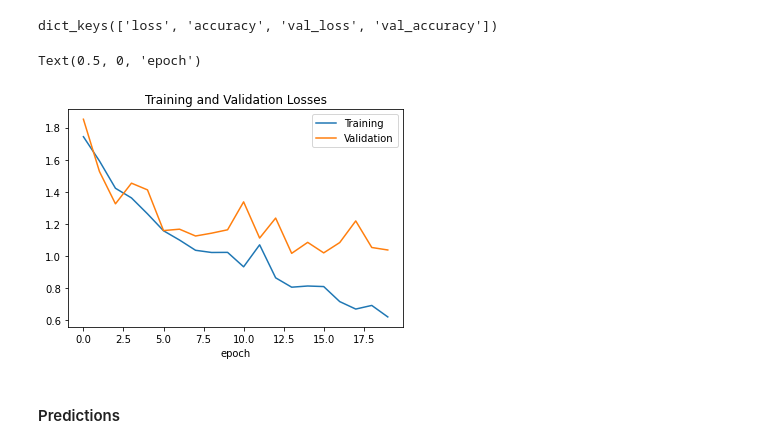
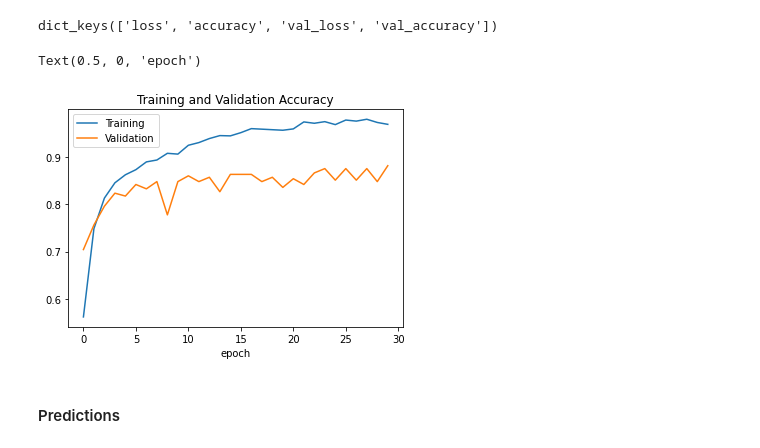
Before and after one commit to CarlosGarlem/SL2-DeepLearning, a Jupyter notebook: CNN/CNN_Model.ipynb, the cells around one changed output. Cells and saved outputs as stored; diff of their text form; code cells hidden in the pictures.

```diff
--- a/CNN/CNN_Model.ipynb
+++ b/CNN/CNN_Model.ipynb
@@ -100,8 +102,8 @@ model_id
 # %%
 class myCallback(tf.keras.callbacks.Callback):
     def on_epoch_end(self, epoch, logs={}):
-        if(logs.get('val_accuracy') > 0.85):
-            print("\nReached 85% accuracy so cancelling training!")
+        if(logs.get('val_accuracy') > 0.90):
+            print("\nReached 90% accuracy so cancelling training!")
             self.model.stop_training = True
 # %%
 stop_cb = myCallback()
@@ -133,3 +120,22 @@ model = Sequential([
+# %%
+base_model = InceptionV3(weights='imagenet', input_shape=(150, 150, 3), include_top=False)
+last_layer = base_model.get_layer('mixed7')
+# %%
+#freeze base model trainable params
+for layer in base_model.layers:
+    layer.trainable = False
+
+# new top layers
+x = last_layer.output
+x = GlobalAveragePooling2D()(x)
+x = Dense(1024, activation='relu', kernel_initializer = GlorotUniform())(x)
+x = Dropout(0.3)(x)
+x = Dense(512, activation='relu', kernel_initializer = GlorotUniform())(x)
+x = Dropout(0.3)(x)
+x = Dense(6, activation='softmax')(x)
+
+#create new model
+model = Model(inputs = base_model.input, outputs = x)
 # %%
 model.compile(loss = 'categorical_crossentropy', optimizer = 'adam', metrics = ['accuracy'])
 # %%
@@ -139,7 +145,7 @@ model.save(model_path)
 %%time
 history = model.fit(
      x = train_generator
-    ,epochs = 50
+    ,epochs = 30
     ,validation_data = val_generator
     ,callbacks = [stop_cb, cp_callback]
 )
@@ -188,14 +194,14 @@ history.history.keys()
 # %% [output]
 dict_keys(['loss', 'accuracy', 'val_loss', 'val_accuracy'])
 # %%
-plt.plot(history.history['loss'])
-plt.plot(history.history['val_loss'])
+plt.plot(history.history['accuracy'])
+plt.plot(history.history['val_accuracy'])
 plt.legend(['Training', 'Validation'])
-plt.title('Training and Validation Losses')
+plt.title('Training and Validation Accuracy')
 plt.xlabel('epoch')
 # %% [output]
 Text(0.5, 0, 'epoch')
-[figure, old version]
+[figure, new version]
 # %% [markdown]
 #### Predictions
 # %%
```
Also changed, not shown: parts of 23 cells of this notebook, 6 other files.
